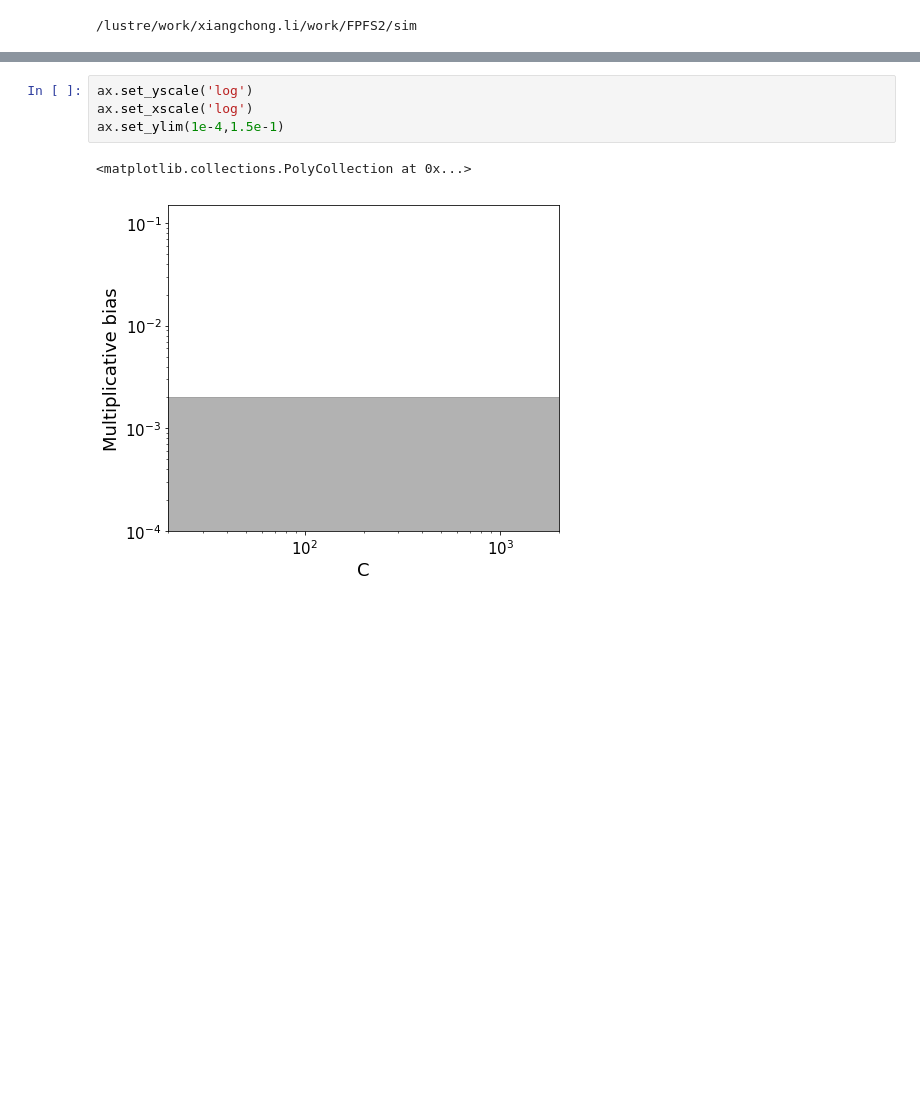
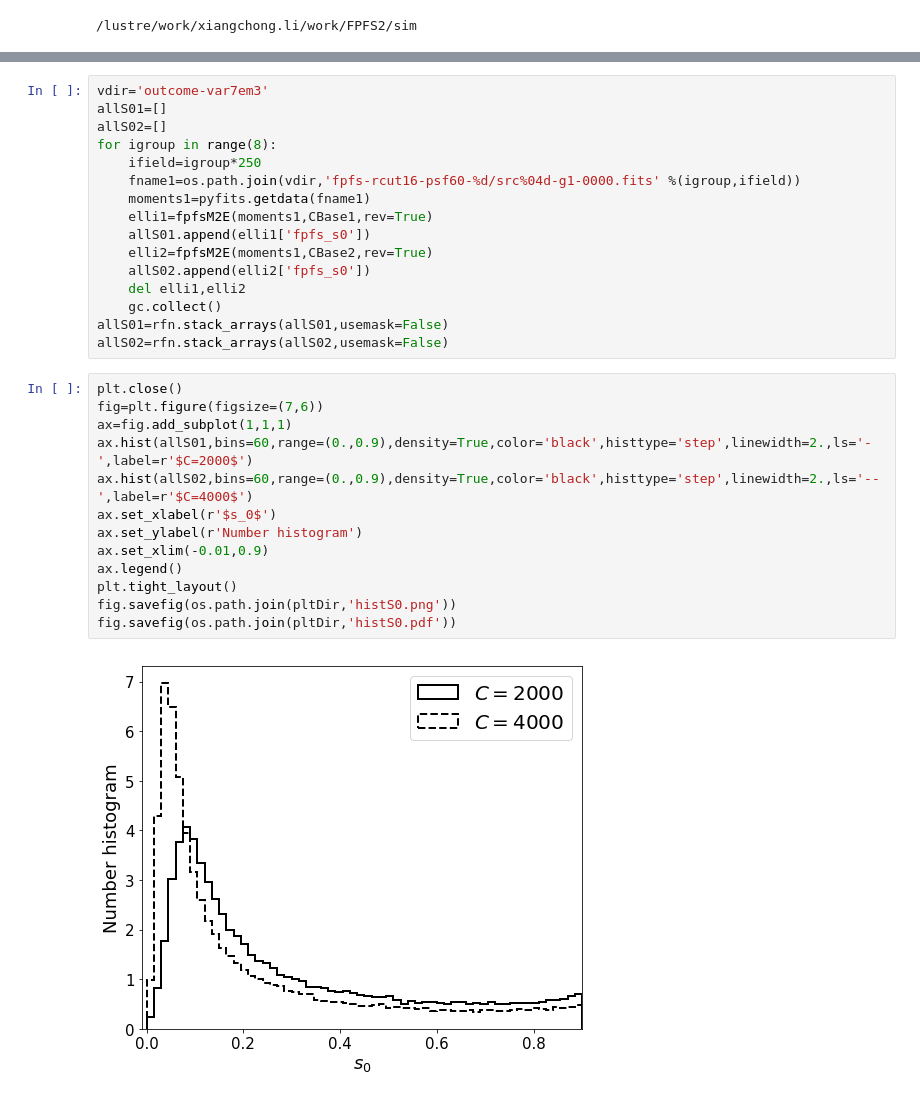
Before and after one commit to mr-superonion/FPFS, a Jupyter notebook: notebook/paper-FPFS2021/3-selBias_wNoise.ipynb, the cells around one changed output, grey strips where cells are left out. Drawn from its saved outputs; the diff is of its cells as text; blank space fills up the shorter version.

```diff
--- a/notebook/paper-FPFS2021/3-selBias_wNoise.ipynb
+++ b/notebook/paper-FPFS2021/3-selBias_wNoise.ipynb
@@ -70,7 +153,31 @@ Text(0, 0.5, 'Multiplicative bias')
-# %%
-ax.set_yscale('log')
-ax.set_xscale('log')
-ax.set_ylim(1e-4,1.5e-1)
-# %% [output]
-<matplotlib.collections.PolyCollection at 0x...>
-[figure, removed]
+# %%
+vdir='outcome-var7em3'
+allS01=[]
+allS02=[]
+for igroup in range(8):
+    ifield=igroup*250
+    fname1=os.path.join(vdir,'fpfs-rcut16-psf60-%d/src%04d-g1-0000.fits' %(igroup,ifield))
+    moments1=pyfits.getdata(fname1)
+    elli1=fpfsM2E(moments1,CBase1,rev=True)
+    allS01.append(elli1['fpfs_s0'])
+    elli2=fpfsM2E(moments1,CBase2,rev=True)
+    allS02.append(elli2['fpfs_s0'])
+    del elli1,elli2
+    gc.collect()
+allS01=rfn.stack_arrays(allS01,usemask=False)
+allS02=rfn.stack_arrays(allS02,usemask=False)
+# %%
+plt.close()
+fig=plt.figure(figsize=(7,6))
+ax=fig.add_subplot(1,1,1)
+ax.hist(allS01,bins=60,range=(0.,0.9),density=True,color='black',histtype='step',linewidth=2.,ls='-',label=r'$C=2000$')
+ax.hist(allS02,bins=60,range=(0.,0.9),density=True,color='black',histtype='step',linewidth=2.,ls='--',label=r'$C=4000$')
+ax.set_xlabel(r'$s_0$')
+ax.set_ylabel(r'Number histogram')
+ax.set_xlim(-0.01,0.9)
+ax.legend()
+plt.tight_layout()
+fig.savefig(os.path.join(pltDir,'histS0.png'))
+fig.savefig(os.path.join(pltDir,'histS0.pdf'))
+# %% [output]
+[figure, added]
```
Also changed, not shown: parts of 7 cells of this notebook, 4 other files.
